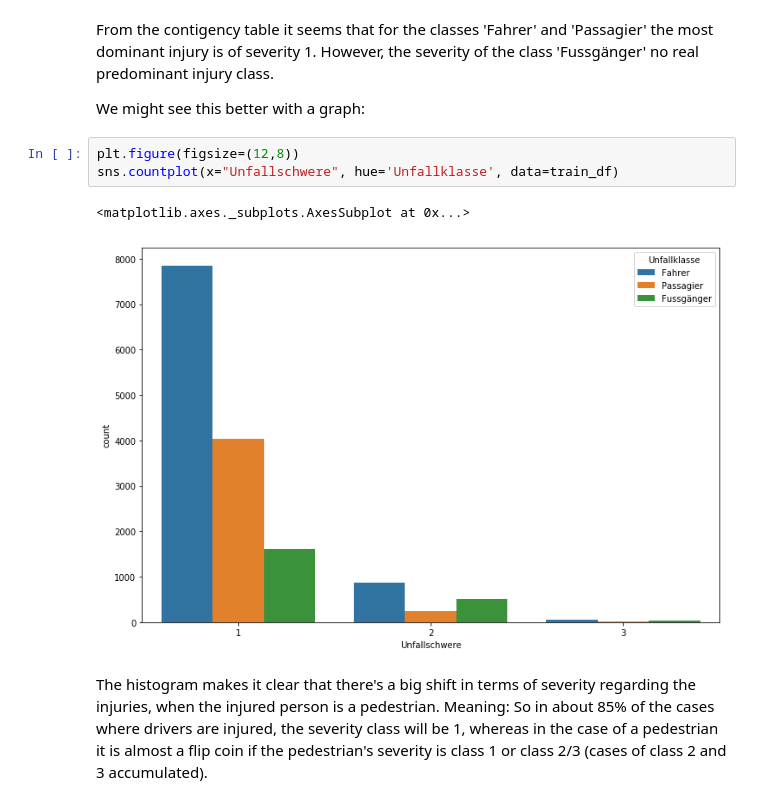
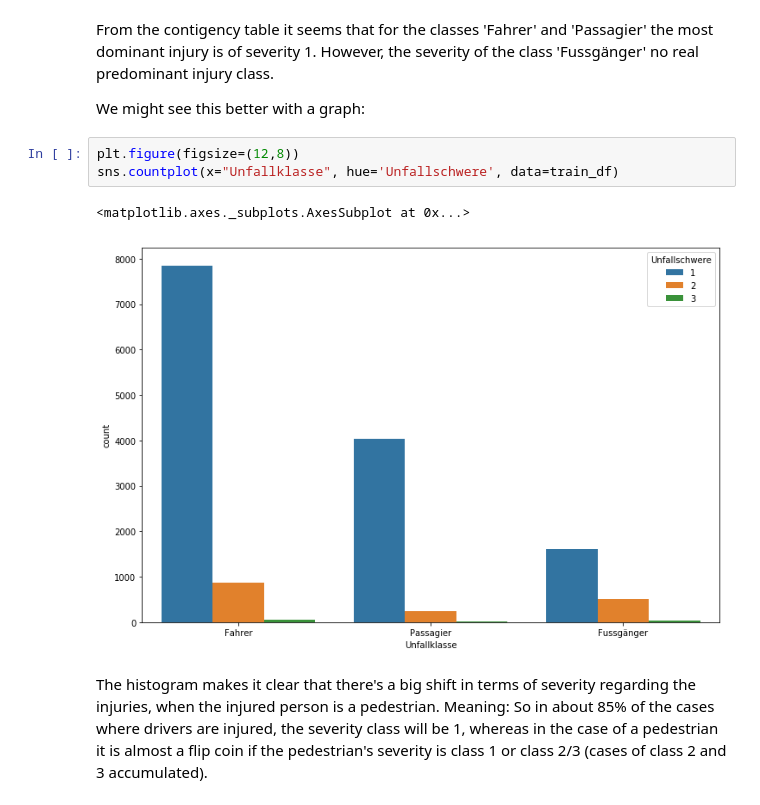
Before and after one commit to cklat/code_competition, a Jupyter notebook: code/EDA.ipynb, the cells around one changed output. Drawn from its saved outputs; the diff is of its cells as text.

```diff
--- a/code/EDA.ipynb
+++ b/code/EDA.ipynb
@@ -294,10 +294,10 @@ From the contigency table it seems that for the classes 'Fahrer' and 'Passagier'
 We might see this better with a graph:
 # %%
 plt.figure(figsize=(12,8))
-sns.countplot(x="Unfallschwere", hue='Unfallklasse', data=train_df)
+sns.countplot(x="Unfallklasse", hue='Unfallschwere', data=train_df)
 # %% [output]
 <matplotlib.axes._subplots.AxesSubplot at 0x...>
-[figure, old version]
+[figure, new version]
 # %% [markdown]
 The histogram makes it clear that there's a big shift in terms of severity regarding the injuries, when the injured person is a pedestrian. Meaning: So in about 85% of the cases where drivers are injured, the severity class will be 1, whereas in the case of a pedestrian it is almost a flip coin if the pedestrian's severity is class 1 or class 2/3 (cases of class 2 and 3 accumulated).
 # %% [markdown]
```
Also changed, not shown: parts of 45 cells of this notebook, 5 other files.
